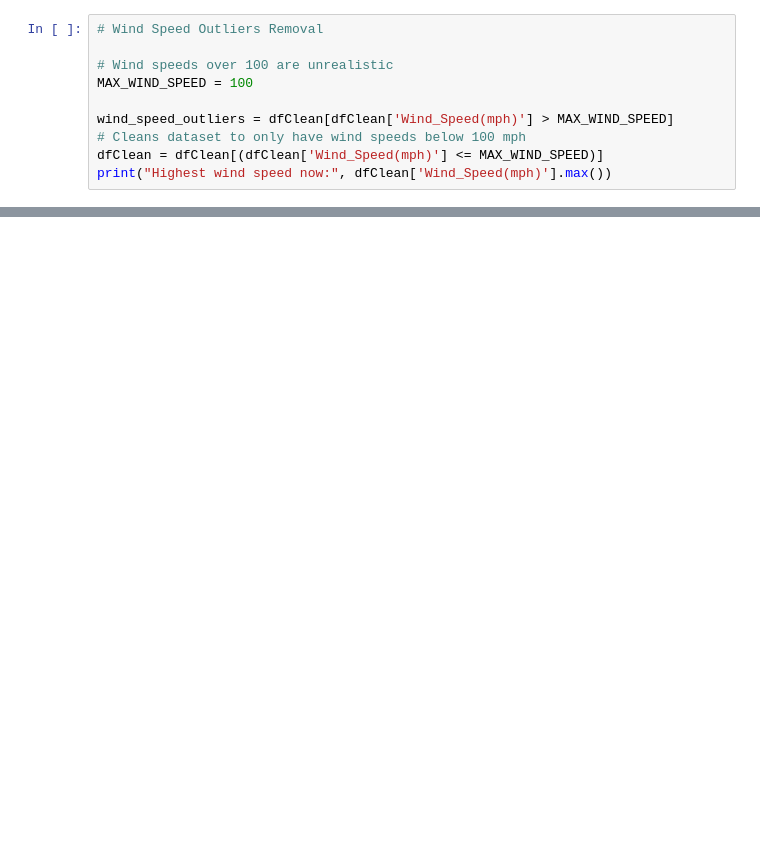
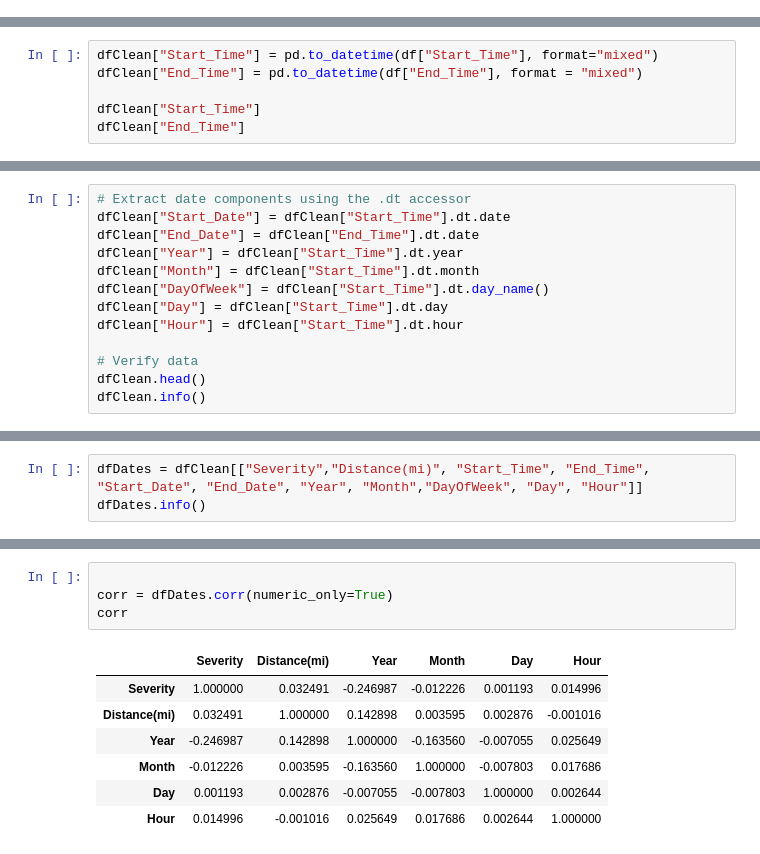
Before and after one commit to AnthonyP3N/Need4Speed-Datathon-2026, a Jupyter notebook: main.ipynb, the cells around one changed output, grey strips where cells are left out. Saved outputs shown, nothing was run; the diff lists cells and outputs as text; blank space fills up the shorter version.

Commit message:
Make main branch / main file, more clean

```diff
--- a/main.ipynb
+++ b/main.ipynb
@@ -111,10 +105,0 @@ memory usage: 116.3 MB
-# %%
-# Wind Speed Outliers Removal
-
-# Wind speeds over 100 are unrealistic
-MAX_WIND_SPEED = 100
-
-wind_speed_outliers = dfClean[dfClean['Wind_Speed(mph)'] > MAX_WIND_SPEED]
-# Cleans dataset to only have wind speeds below 100 mph
-dfClean = dfClean[(dfClean['Wind_Speed(mph)'] <= MAX_WIND_SPEED)]
-print("Highest wind speed now:", dfClean['Wind_Speed(mph)'].max())
@@ -183,0 +106,6 @@ pyplt.show()
+# %%
+dfClean["Start_Time"] = pd.to_datetime(df["Start_Time"], format="mixed")
+dfClean["End_Time"] = pd.to_datetime(df["End_Time"], format = "mixed")
+
+dfClean["Start_Time"]
+dfClean["End_Time"]
@@ -183,0 +125,13 @@ pyplt.show()
+# %%
+# Extract date components using the .dt accessor
+dfClean["Start_Date"] = dfClean["Start_Time"].dt.date
+dfClean["End_Date"] = dfClean["End_Time"].dt.date
+dfClean["Year"] = dfClean["Start_Time"].dt.year
+dfClean["Month"] = dfClean["Start_Time"].dt.month
+dfClean["DayOfWeek"] = dfClean["Start_Time"].dt.day_name()
+dfClean["Day"] = dfClean["Start_Time"].dt.day
+dfClean["Hour"] = dfClean["Start_Time"].dt.hour
+
+# Verify data
+dfClean.head()
+dfClean.info()
@@ -183,0 +156,3 @@ pyplt.show()
+# %%
+dfDates = dfClean[["Severity","Distance(mi)", "Start_Time", "End_Time", "Start_Date", "End_Date", "Year", "Month","DayOfWeek", "Day", "Hour"]]
+dfDates.info()
@@ -183,0 +363,12 @@ pyplt.show()
+# %%
+
+corr = dfDates.corr(numeric_only=True)
+corr
+# %% [output]
+|  | Severity | Distance(mi) | Year | Month | Day | Hour |
+| Severity | 1.000000 | 0.032491 | -0.246987 | -0.012226 | 0.001193 | 0.014996 |
+| Distance(mi) | 0.032491 | 1.000000 | 0.142898 | 0.003595 | 0.002876 | -0.001016 |
+| Year | -0.246987 | 0.142898 | 1.000000 | -0.163560 | -0.007055 | 0.025649 |
+| Month | -0.012226 | 0.003595 | -0.163560 | 1.000000 | -0.007803 | 0.017686 |
+| Day | 0.001193 | 0.002876 | -0.007055 | -0.007803 | 1.000000 | 0.002644 |
+| Hour | 0.014996 | -0.001016 | 0.025649 | 0.017686 | 0.002644 | 1.000000 |
```
Also changed, not shown: parts of 15 cells of this notebook, 1 other file.
